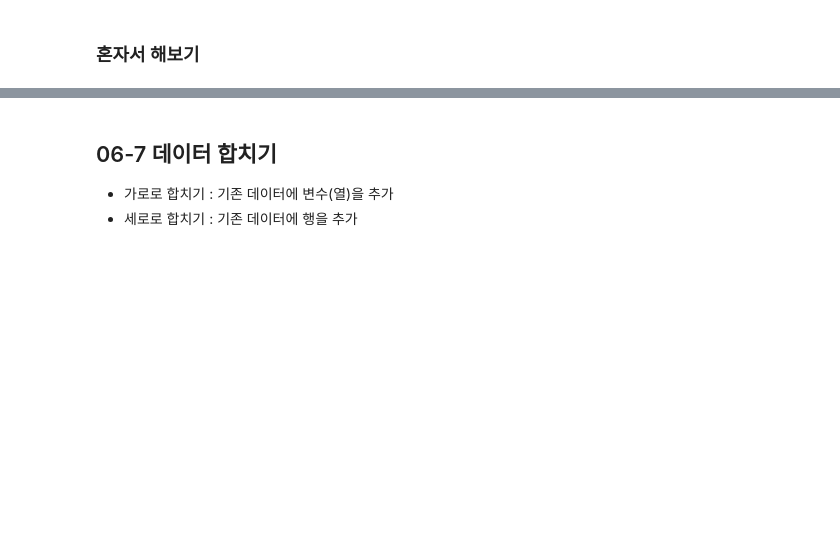
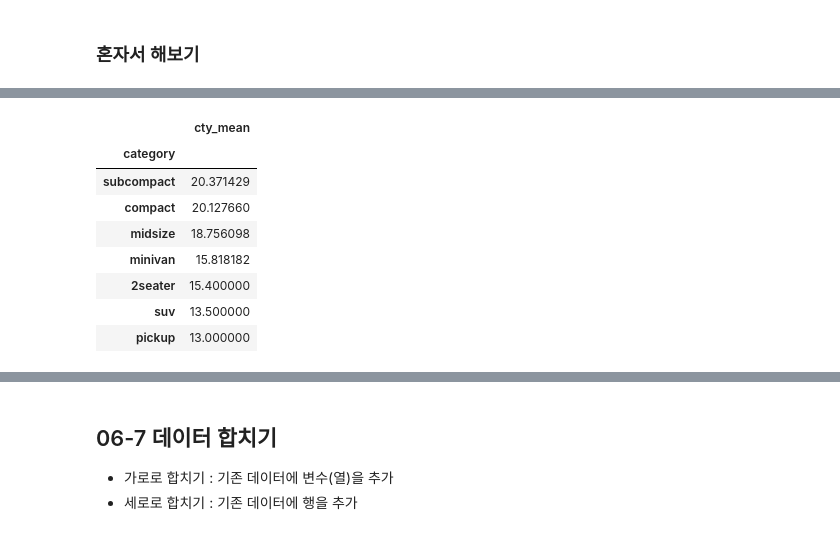
Before and after one commit to kingy0ujin/2024-1-my-BDA, a Jupyter notebook: inhome/ch06.ipynb, the cells around one changed output, grey strips where cells are left out. Drawn from its saved outputs; the diff is of its cells as text; code cells hidden in the pictures; blank space fills up the shorter version.

```diff
--- a/inhome/ch06.ipynb
+++ b/inhome/ch06.ipynb
@@ -976,0 +994,17 @@ mpg.query('category == "suv"')\
+# %%
+# 앞 문제의 출력 결과는 category 값 알파벳으로 정렬되어 있습니다.
+# 어떤 차종의 도시 연비가 높은지 쉽게 알아볼 수 있도록 cty 평균이 높은 순으로 정렬해 출력하세요.
+
+mpg.groupby('category')\
+  .agg(cty_mean = ('cty','mean'))\
+  .sort_values('cty_mean', ascending = False)
+# %% [output]
+|  | cty_mean |
+| category |  |
+| subcompact | 20.371429 |
+| compact | 20.127660 |
+| midsize | 18.756098 |
+| minivan | 15.818182 |
+| 2seater | 15.400000 |
+| suv | 13.500000 |
+| pickup | 13.000000 |
```
Also changed, not shown: parts of 7 cells of this notebook.
